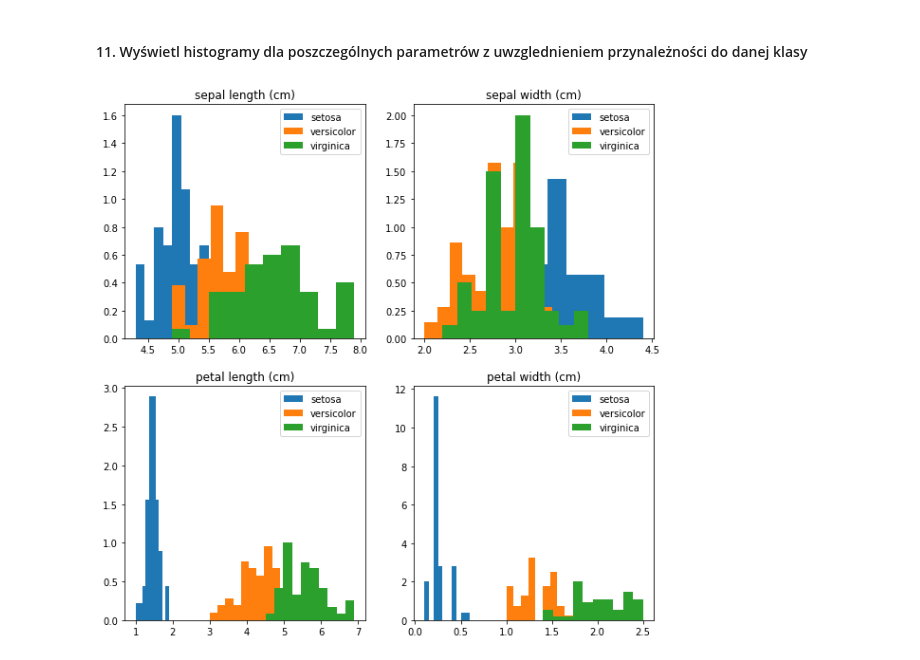
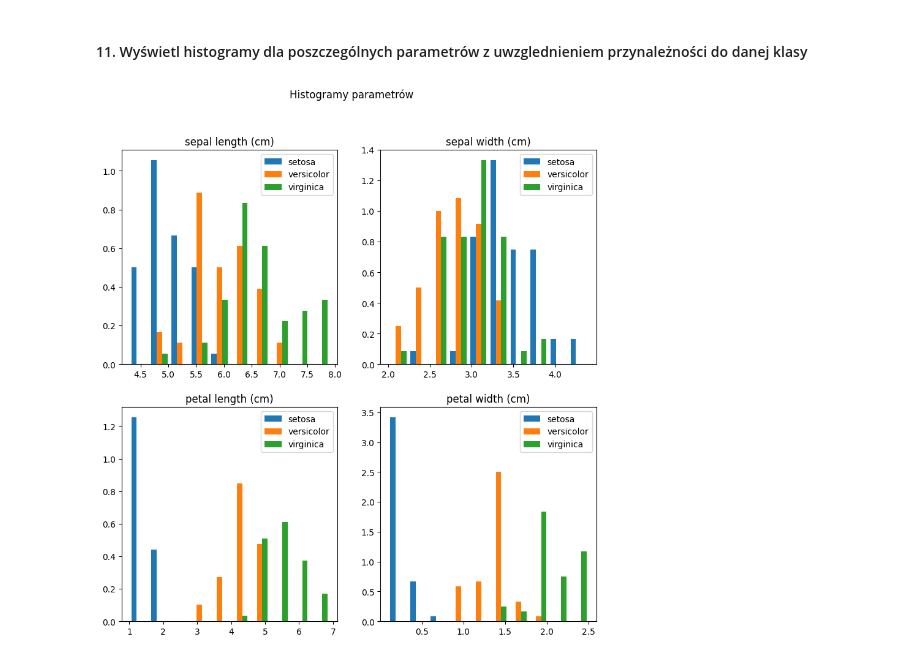
Before and after one commit to MichalMichniak/Machine_Learning_2023_Academy_Course, a Jupyter notebook: lab_1/lab_1.ipynb, the cells around one changed output. Saved outputs shown, nothing was run; the diff lists cells and outputs as text; code cells hidden in the pictures.

Commit message:
histograms

```diff
--- a/lab_1/lab_1.ipynb
+++ b/lab_1/lab_1.ipynb
@@ -125,14 +125,14 @@ iris_v3.head(10)
 # %%
 target = [0,1,2]
 fig, ax = plt.subplots(2,2)
 fig.set_size_inches([10,10])
 label_ = ["setosa",'versicolor', 'virginica']
-for i in target:
-    for n,j in enumerate(iris.columns[:-1]):
-        ax[n//2,n%2].hist(iris[iris["target"]==i][j],label = label_[i], 3, density=True, histtype='bar')
+
 for n,j in enumerate(iris.columns[:-1]):
+    ax[n//2,n%2].hist([iris.groupby(by = ["target"]).get_group(i)[j] for i in target], density=True, histtype='bar')
     ax[n//2,n%2].set_title(j)
-    ax[n//2,n%2].legend()
+    ax[n//2,n%2].legend(label_)
+fig.suptitle("Histogramy parametrów")
 plt.show()
 # %% [output]
-[figure, old version]
+[figure, new version]
```
